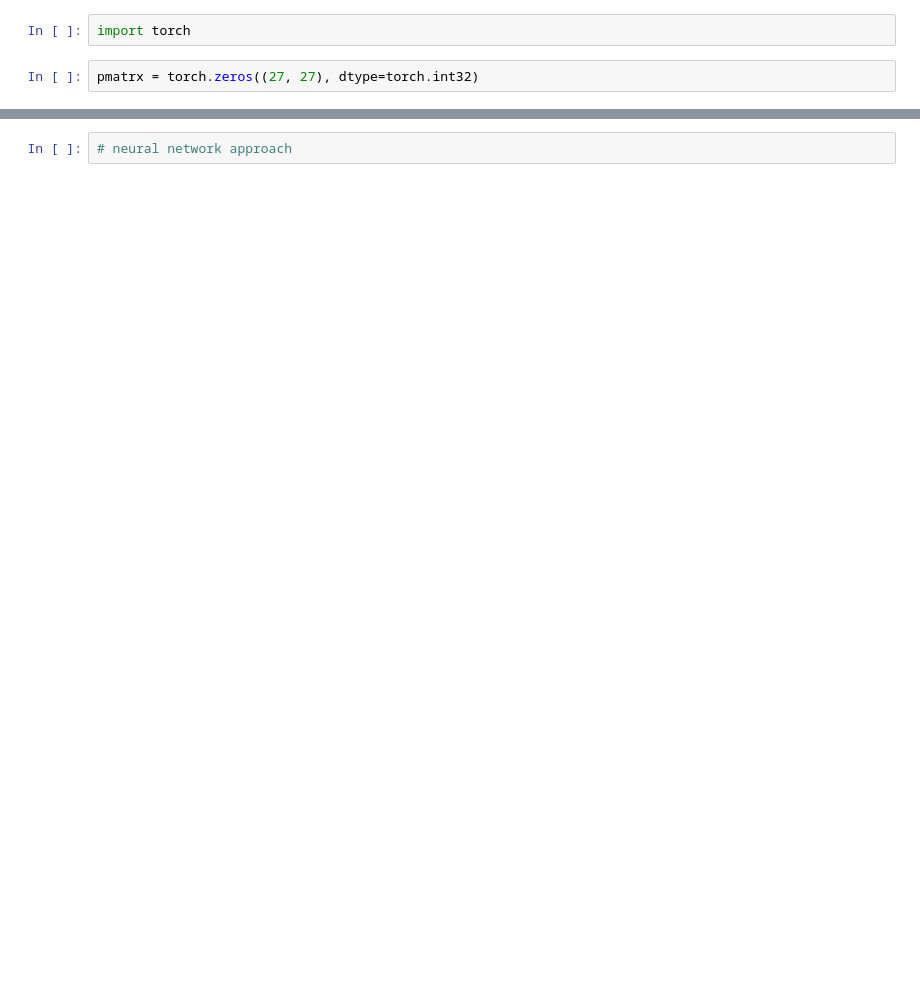
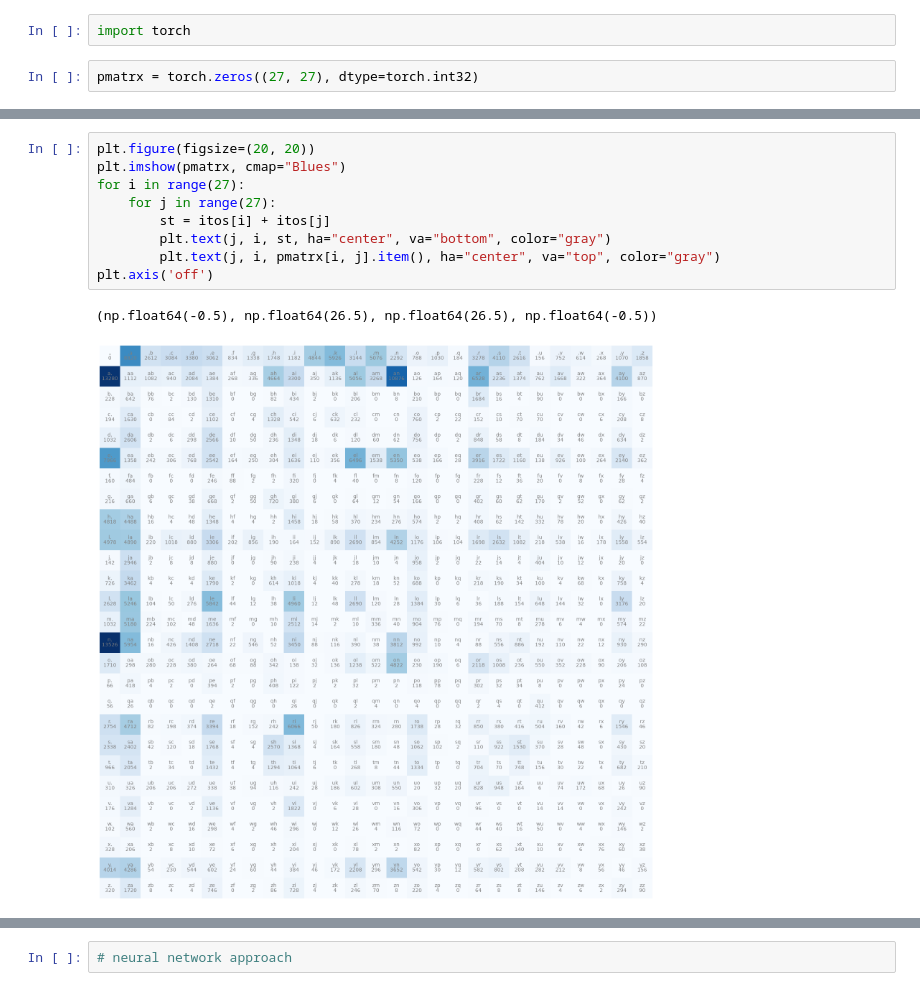
Before and after one commit to iamneek/MachineLearning, a Jupyter notebook: MLProjects/karpathy-makemore/exercises/make3more.ipynb, the cells around one changed output, grey strips where cells are left out. Cells and saved outputs as stored; diff of their text form; blank space fills up the shorter version.

```diff
--- a/MLProjects/karpathy-makemore/exercises/make3more.ipynb
+++ b/MLProjects/karpathy-makemore/exercises/make3more.ipynb
@@ -31,0 +46,12 @@ for w in words:
+# %%
+plt.figure(figsize=(20, 20))
+plt.imshow(pmatrx, cmap="Blues")
+for i in range(27):
+    for j in range(27):
+        st = itos[i] + itos[j]
+        plt.text(j, i, st, ha="center", va="bottom", color="gray")
+        plt.text(j, i, pmatrx[i, j].item(), ha="center", va="top", color="gray")
+plt.axis('off')
+# %% [output]
+(np.float64(-0.5), np.float64(26.5), np.float64(26.5), np.float64(-0.5))
+[figure, added]
```
Also changed, not shown: parts of 5 cells of this notebook, 2 other files.
